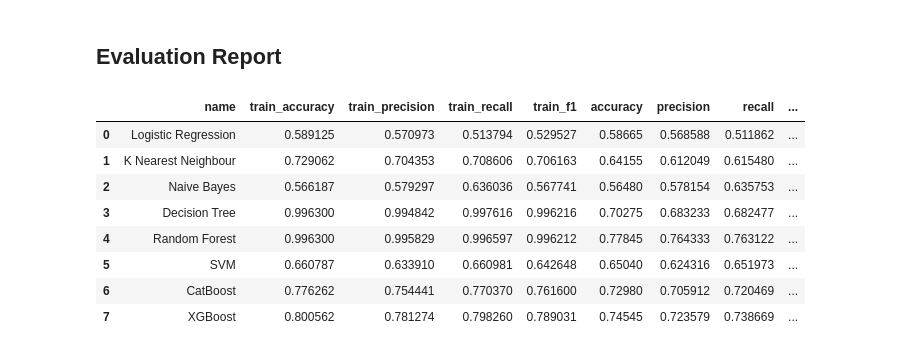
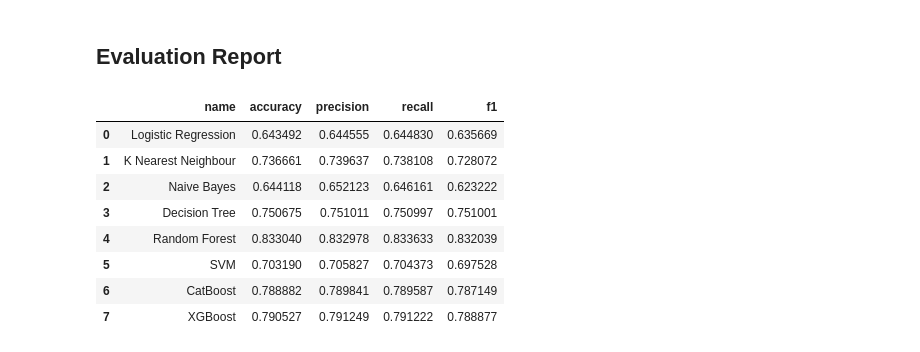
Before and after one commit to 80396-B2/Credit_Score_Prediction, a Jupyter notebook: main.ipynb, the cells around one changed output. Saved outputs shown, nothing was run; the diff lists cells and outputs as text; code cells hidden in the pictures.

```diff
--- a/main.ipynb
+++ b/main.ipynb
@@ -1274,6 +1289,8 @@ sns.heatmap(x.corr())
 # %% [output]
 <Axes: >
 [figure]
+# %%
+x_train , x_test , y_train , y_test =train_test_split(X,Y,test_size=0.2,random_state=42)
 # %%
 def logistic():
     from sklearn.linear_model import LogisticRegressionCV
@@ -1360,47 +1377,47 @@ model_functions = [
     {"name": "Logistic Regression", "function": logistic},
     {"name": "K Nearest Neighbour", "function": knn},
     {"name": "Naive Bayes", "function": naive_bayes},
     {"name": "Decision Tree", "function": decisionTree},
     {"name": "Random Forest", "function": randomForest},
     {"name": "SVM", "function": svm},
     {"name": "CatBoost", "function": catboost},
     {"name": "XGBoost", "function": xgboost}
 ]
 
 # empty list to collect the modelwise report
 model_evaluation_report = []
 
 # iterate over the list, create model and evaluate the model
 for model_info in model_functions:
     model = model_info["function"]()
-    metrics_train = evaluate_model_train(model)
+    # metrics_train = evaluate_model_train(model)
     metrics_test = evaluate_model_test(model)
     model_evaluation_report.append({
         "name": model_info["name"],
-        "train_accuracy": metrics_train[0],
-        "train_precision": metrics_train[1],
-        "train_recall": metrics_train[2],
-        "train_f1": metrics_train[3],
+        # "train_accuracy": metrics_train[0],
+        # "train_precision": metrics_train[1],
+        # "train_recall": metrics_train[2],
+        # "train_f1": metrics_train[3],
         "accuracy": metrics_test[0],
         "precision": metrics_test[1],
         "recall": metrics_test[2],
         "f1": metrics_test[3]
 
     })
 
 # create a data frame of the result
 df_result = pd.DataFrame(model_evaluation_report)
 df_result
 # %% [output]
-|  | name | train_accuracy | train_precision | train_recall | train_f1 | accuracy | precision | recall | ... |
-| 0 | Logistic Regression | 0.589125 | 0.570973 | 0.513794 | 0.529527 | 0.58665 | 0.568588 | 0.511862 | ... |
-| 1 | K Nearest Neighbour | 0.729062 | 0.704353 | 0.708606 | 0.706163 | 0.64155 | 0.612049 | 0.615480 | ... |
-| 2 | Naive Bayes | 0.566187 | 0.579297 | 0.636036 | 0.567741 | 0.56480 | 0.578154 | 0.635753 | ... |
-| 3 | Decision Tree | 0.996300 | 0.994842 | 0.997616 | 0.996216 | 0.70275 | 0.683233 | 0.682477 | ... |
-| 4 | Random Forest | 0.996300 | 0.995829 | 0.996597 | 0.996212 | 0.77845 | 0.764333 | 0.763122 | ... |
-| 5 | SVM | 0.660787 | 0.633910 | 0.660981 | 0.642648 | 0.65040 | 0.624316 | 0.651973 | ... |
-| 6 | CatBoost | 0.776262 | 0.754441 | 0.770370 | 0.761600 | 0.72980 | 0.705912 | 0.720469 | ... |
-| 7 | XGBoost | 0.800562 | 0.781274 | 0.798260 | 0.789031 | 0.74545 | 0.723579 | 0.738669 | ... |
+|  | name | accuracy | precision | recall | f1 |
+| 0 | Logistic Regression | 0.643492 | 0.644555 | 0.644830 | 0.635669 |
+| 1 | K Nearest Neighbour | 0.736661 | 0.739637 | 0.738108 | 0.728072 |
+| 2 | Naive Bayes | 0.644118 | 0.652123 | 0.646161 | 0.623222 |
+| 3 | Decision Tree | 0.750675 | 0.751011 | 0.750997 | 0.751001 |
+| 4 | Random Forest | 0.833040 | 0.832978 | 0.833633 | 0.832039 |
+| 5 | SVM | 0.703190 | 0.705827 | 0.704373 | 0.697528 |
+| 6 | CatBoost | 0.788882 | 0.789841 | 0.789587 | 0.787149 |
+| 7 | XGBoost | 0.790527 | 0.791249 | 0.791222 | 0.788877 |
 # %%
 import pickle
 
```
Also changed, not shown: parts of 11 cells of this notebook, 5 other files.
